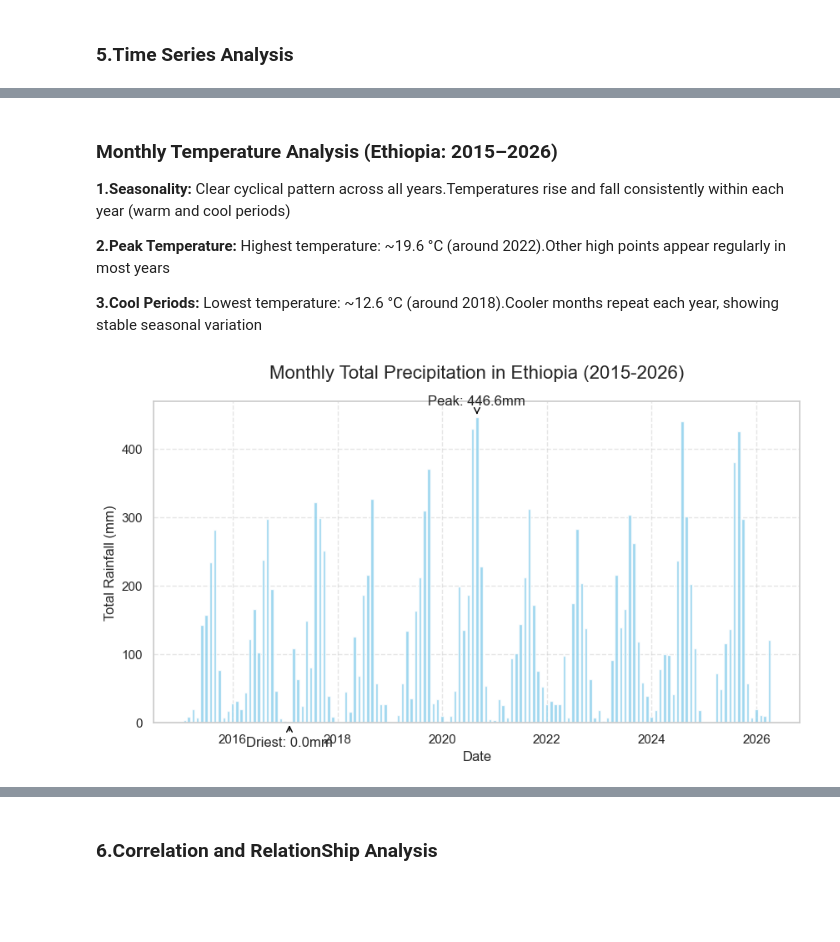
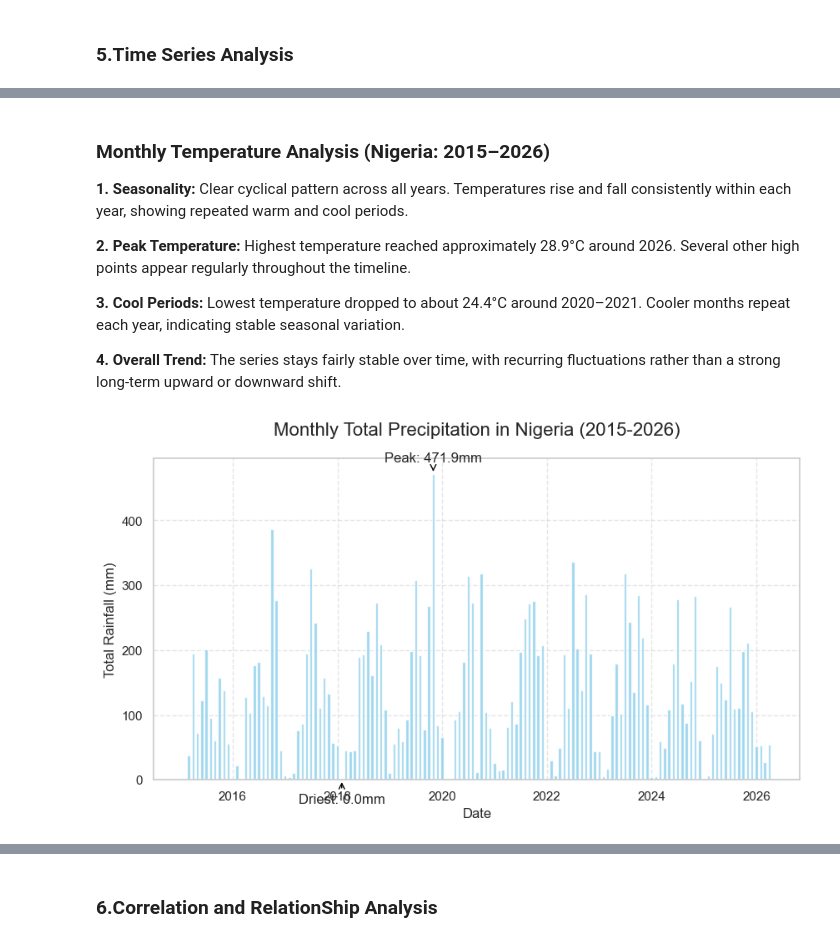
Before and after one commit to SimretAbebe/climate-challenge-week0, a Jupyter notebook: notebooks/nigeria_eda.ipynb, the cells around one changed output, grey strips where cells are left out. Cells and saved outputs as stored; diff of their text form; code cells hidden in the pictures; blank space fills up the shorter version.

```diff
--- a/notebooks/nigeria_eda.ipynb
+++ b/notebooks/nigeria_eda.ipynb
@@ -283,11 +283,12 @@ plt.show()
 # %% [markdown]
-### Monthly Temperature Analysis (Ethiopia: 2015–2026)
+### Monthly Temperature Analysis (Nigeria: 2015–2026)
+**1. Seasonality:** Clear cyclical pattern across all years. Temperatures rise and fall consistently within each year, showing repeated warm and cool periods.
 
-**1.Seasonality:** Clear cyclical pattern across all years.Temperatures rise and fall consistently within each year (warm and cool periods)
+**2. Peak Temperature:** Highest temperature reached approximately 28.9°C around 2026. Several other high points appear regularly throughout the timeline.
 
-**2.Peak Temperature:** Highest temperature: ~19.6 °C (around 2022).Other high points appear regularly in most years
+**3. Cool Periods:** Lowest temperature dropped to about 24.4°C around 2020–2021. Cooler months repeat each year, indicating stable seasonal variation.
 
-**3.Cool Periods:** Lowest temperature: ~12.6 °C (around 2018).Cooler months repeat each year, showing stable seasonal variation
+**4. Overall Trend:** The series stays fairly stable over time, with recurring fluctuations rather than a strong long-term upward or downward shift.
 # %%
 # 1. Standardize the data (using mean for temp, but total SUM for rainfall)
 df_cleaned = df.ffill()
@@ -295,33 +296,33 @@ monthly_df = df_cleaned.resample('ME', on='Date').agg({
     'T2M': 'mean',
     'PRECTOTCORR': 'sum'  # We use sum for total monthly rainfall
 })
 
 # 2. Monthly Precipitation Plot (Updated to match Temp style)
 plt.figure(figsize=(10, 5))
 plt.bar(monthly_df.index, monthly_df['PRECTOTCORR'], width=20, color='skyblue', label='Monthly Rainfall', alpha=0.8)
 
 # Find Peak and Driest months
 peak_rain = monthly_df.loc[monthly_df['PRECTOTCORR'].idxmax()]
 driest_month = monthly_df.loc[monthly_df['PRECTOTCORR'].idxmin()]
 
 # Annotate Peak
 plt.annotate(f"Peak: {peak_rain['PRECTOTCORR']:.1f}mm",
              xy=(peak_rain.name, peak_rain['PRECTOTCORR']),
              xytext=(0, 10), textcoords='offset points', ha='center',
              arrowprops=dict(arrowstyle='->', color='black'))
 
 # Annotate Driest
 plt.annotate(f"Driest: {driest_month['PRECTOTCORR']:.1f}mm",
              xy=(driest_month.name, driest_month['PRECTOTCORR']),
              xytext=(0, -20), textcoords='offset points', ha='center',
              arrowprops=dict(arrowstyle='->', color='black'))
 
-plt.title('Monthly Total Precipitation in Ethiopia (2015-2026)', fontsize=16, pad=20)
+plt.title('Monthly Total Precipitation in Nigeria (2015-2026)', fontsize=16, pad=20)
 plt.xlabel('Date')
 plt.ylabel('Total Rainfall (mm)')
 plt.grid(True, linestyle='--', alpha=0.5)
 
 plt.show()
 # %% [output]
-[figure, old version]
+[figure, new version]
 # %% [markdown]
```
Also changed, not shown: parts of 3 cells of this notebook.
